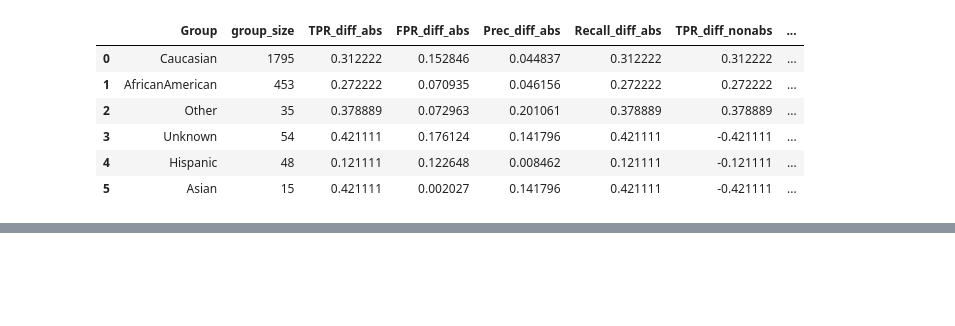
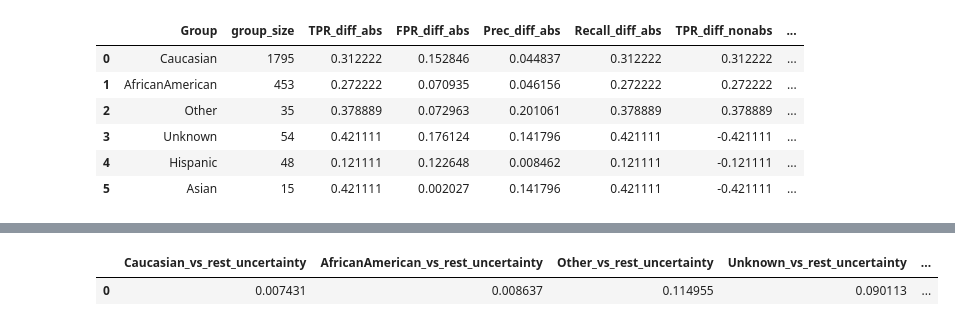
Before and after one commit to tianliiii/Fairlearn, a Jupyter notebook: eval_pipeline.ipynb, the cells around one changed output, grey strips where cells are left out. Cells and saved outputs as stored; diff of their text form; code cells hidden in the pictures; blank space fills up the shorter version.

Commit message:
uncertainty of recall done

```diff
--- a/eval_pipeline.ipynb
+++ b/eval_pipeline.ipynb
@@ -331,0 +315,18 @@ compute_macro_recall(y_test, y_pred, A_test)
+# %%
+import uncertainty
+
+
+def uncertainty_one_vs_rest(y_true, y_pred, A):
+    results = {}
+    groups = A.unique()
+    for group in groups:
+        i = A == group
+        j = A != group
+        results[group+"_vs_rest_uncertainty"] = uncertainty.uncertainty(i, j, y_true, y_pred)
+
+    return pd.DataFrame(results, index=[0])
+# %%
+uncertainty_one_vs_rest(y_test, y_pred, A_test)
+# %% [output]
+|  | Caucasian_vs_rest_uncertainty | AfricanAmerican_vs_rest_uncertainty | Other_vs_rest_uncertainty | Unknown_vs_rest_uncertainty | ... |
+| 0 | 0.007431 | 0.008637 | 0.114955 | 0.090113 | ... |
```
Also changed, not shown: parts of 4 cells of this notebook, 1 other file.
